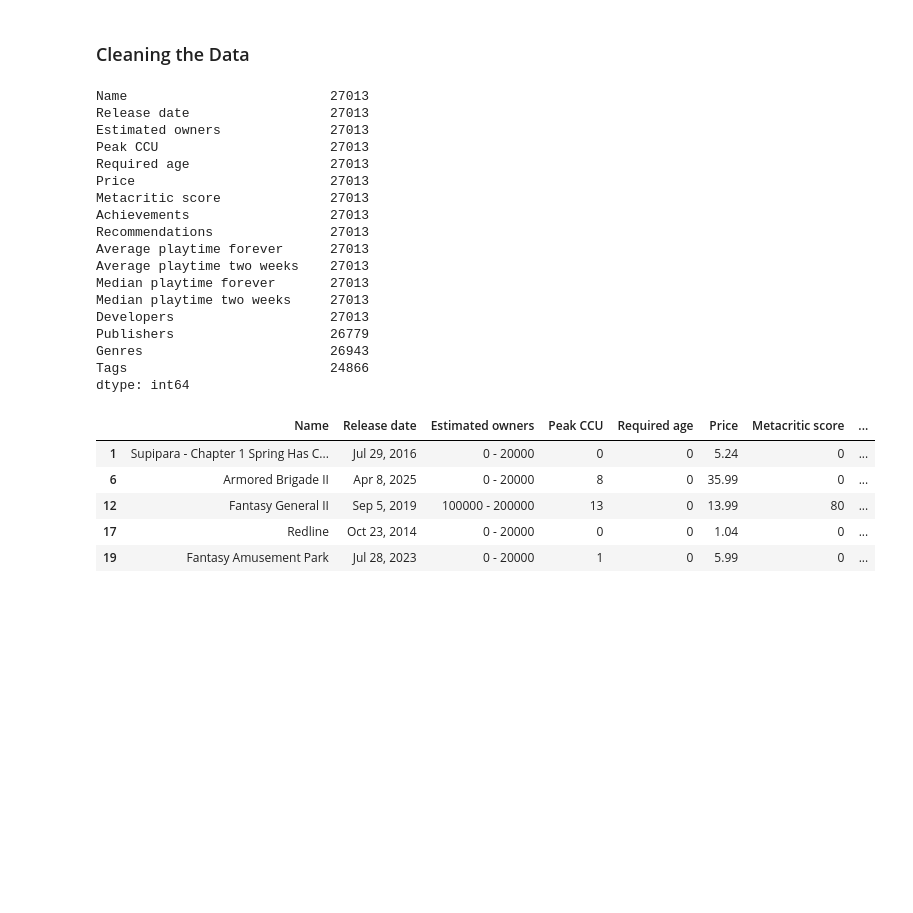
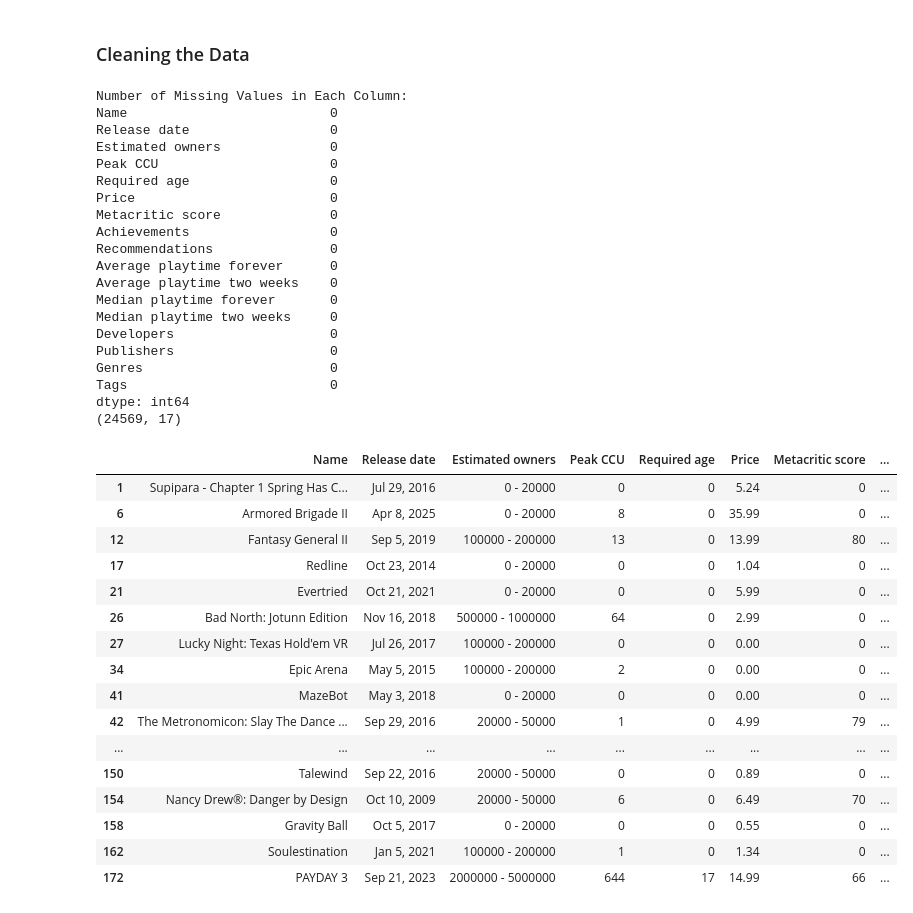
Before and after one commit to dariasroblero-ship-it/CSCI4047-Project, a Jupyter notebook: main.ipynb, the cells around one changed output. Saved outputs shown, nothing was run; the diff lists cells and outputs as text; code cells hidden in the pictures; blank space fills up the shorter version.

Commit message:
More data cleaning

```diff
--- a/main.ipynb
+++ b/main.ipynb
@@ -90,32 +79,52 @@ Average playtime forever
 # %%
 data = df.copy()
 
+# Dropping Data
 data = data.drop(columns = ["Reviews", "Metacritic url", "AppID", "Screenshots", "Movies", "Categories", "Notes", "Windows", "Linux", "Mac", "Discount", "DLC count", "About the game", "Supported languages", "Full audio languages", "Header image", "Website", "Support url", "Support email", "User score", "Positive", "Negative", "Score rank"])
 data = data.drop(data[data['Average playtime forever'] <= 0].index)
-print(data.count())
-data.head()
+
+df.replace([""], np.nan, inplace=True)
+data.dropna(axis=0, inplace=True)
+print("Number of Missing Values in Each Column:")
+print(data.isna().sum())
+
+print(data.shape)
+data.head(30)
 # %% [output]
-Name                          27013
-Release date                  27013
-Estimated owners              27013
-Peak CCU                      27013
-Required age                  27013
-Price                         27013
-Metacritic score              27013
-Achievements                  27013
-Recommendations               27013
-Average playtime forever      27013
-Average playtime two weeks    27013
-Median playtime forever       27013
-Median playtime two weeks     27013
-Developers                    27013
-Publishers                    26779
-Genres                        26943
-Tags                          24866
+Number of Missing Values in Each Column:
+Name                          0
+Release date                  0
+Estimated owners              0
+Peak CCU                      0
+Required age                  0
+Price                         0
+Metacritic score              0
+Achievements                  0
+Recommendations               0
+Average playtime forever      0
+Average playtime two weeks    0
+Median playtime forever       0
+Median playtime two weeks     0
+Developers                    0
+Publishers                    0
+Genres                        0
+Tags                          0
 dtype: int64
+(24569, 17)
 |  | Name | Release date | Estimated owners | Peak CCU | Required age | Price | Metacritic score | ... |
 | 1 | Supipara - Chapter 1 Spring Has C... | Jul 29, 2016 | 0 - 20000 | 0 | 0 | 5.24 | 0 | ... |
 | 6 | Armored Brigade II | Apr 8, 2025 | 0 - 20000 | 8 | 0 | 35.99 | 0 | ... |
 | 12 | Fantasy General II | Sep 5, 2019 | 100000 - 200000 | 13 | 0 | 13.99 | 80 | ... |
 | 17 | Redline | Oct 23, 2014 | 0 - 20000 | 0 | 0 | 1.04 | 0 | ... |
-| 19 | Fantasy Amusement Park | Jul 28, 2023 | 0 - 20000 | 1 | 0 | 5.99 | 0 | ... |
+| 21 | Evertried | Oct 21, 2021 | 0 - 20000 | 0 | 0 | 5.99 | 0 | ... |
+| 26 | Bad North: Jotunn Edition | Nov 16, 2018 | 500000 - 1000000 | 64 | 0 | 2.99 | 0 | ... |
+| 27 | Lucky Night: Texas Hold'em VR | Jul 26, 2017 | 100000 - 200000 | 0 | 0 | 0.00 | 0 | ... |
+| 34 | Epic Arena | May 5, 2015 | 100000 - 200000 | 2 | 0 | 0.00 | 0 | ... |
+| 41 | MazeBot | May 3, 2018 | 0 - 20000 | 0 | 0 | 0.00 | 0 | ... |
+| 42 | The Metronomicon: Slay The Dance ... | Sep 29, 2016 | 20000 - 50000 | 1 | 0 | 4.99 | 79 | ... |
+| ... | ... | ... | ... | ... | ... | ... | ... | ... |
+| 150 | Talewind | Sep 22, 2016 | 20000 - 50000 | 0 | 0 | 0.89 | 0 | ... |
+| 154 | Nancy Drew®: Danger by Design | Oct 10, 2009 | 20000 - 50000 | 6 | 0 | 6.49 | 70 | ... |
+| 158 | Gravity Ball | Oct 5, 2017 | 0 - 20000 | 0 | 0 | 0.55 | 0 | ... |
+| 162 | Soulestination | Jan 5, 2021 | 100000 - 200000 | 1 | 0 | 1.34 | 0 | ... |
+| 172 | PAYDAY 3 | Sep 21, 2023 | 2000000 - 5000000 | 644 | 17 | 14.99 | 66 | ... |
```
Also changed, not shown: parts of 1 cell of this notebook.
